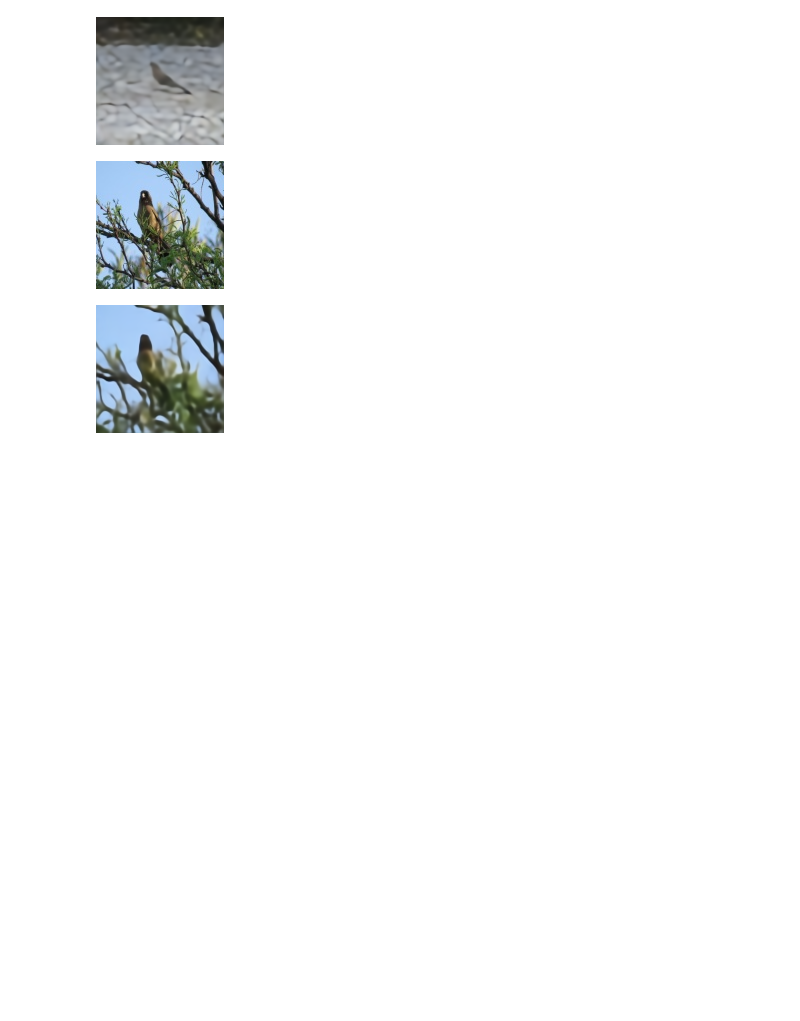
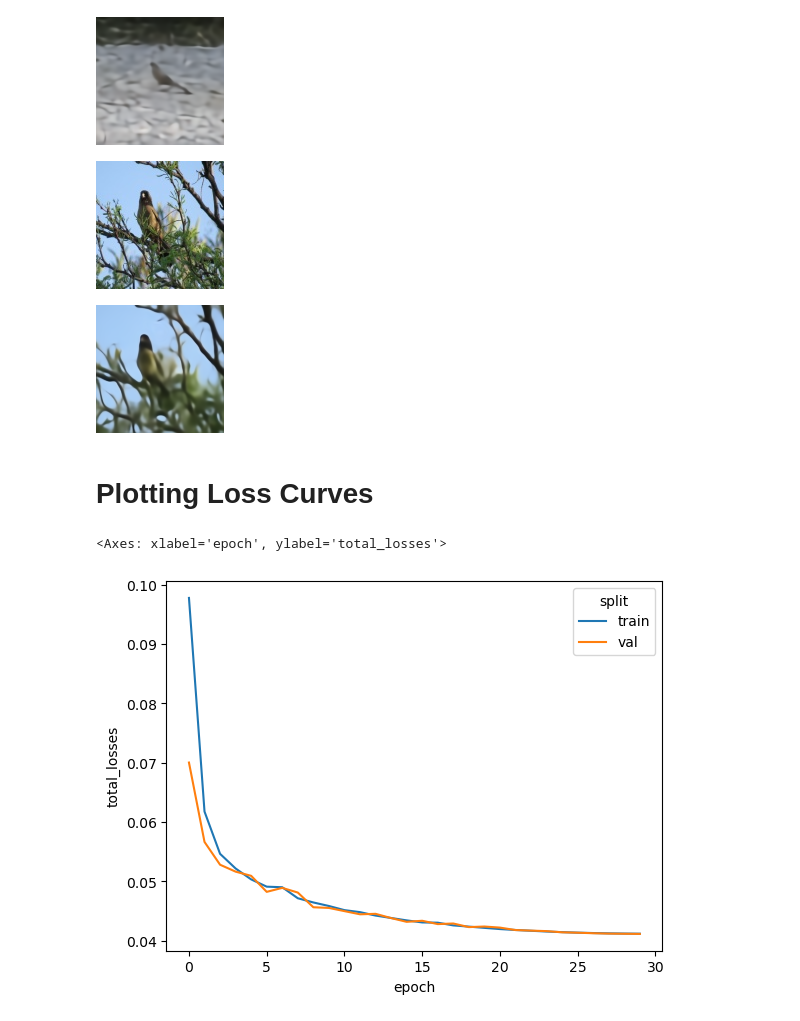
Before and after one commit to rmdluo/Bidirectional-Bird-Call-Bird-Image-Generator, a Jupyter notebook: scripts/test_photo_vae.ipynb, the cells around one changed output. Drawn from its saved outputs; the diff is of its cells as text; code cells hidden in the pictures; blank space fills up the shorter version.

Commit message:
update test_photo_vae.ipynb to show loss curves + example generations

```diff
--- a/scripts/test_photo_vae.ipynb
+++ b/scripts/test_photo_vae.ipynb
@@ -11,18 +10,7 @@ import time
 # %%
+CHECKPOINT_PATH = "../models/photo_vae/1784428654983751466/photo_vae_final.tar"
 DATASET_PATH = "../data/iNaturalistPrunedResizedPhoto"
-vae_parameters = VAEParameters(
-    input_channels=3,
-    latent_dim=4,
-    reconstruction_weight=1.0,
-    kl_weight=0.001,
-)
-train_parameters = PhotoVAETrainParameters(
-    lr=0.001,
-    batch_size=128,
-    epochs=30,
-    num_workers=16,
-    model_save_path="../models/photo_vae/" + str(time.time_ns()),
-    model_save_frequency=1,
-    device='cuda:0',
-    seed=42,
-)
+
+checkpoint = torch.load(CHECKPOINT_PATH)
+vae_parameters = checkpoint["model_parameters"]
+train_parameters = checkpoint["train_parameters"]
@@ -67,3 +51,29 @@ display(to_pil_image((outputs.original_input.squeeze() * 255).to(torch.uint8)))
 display(to_pil_image((outputs.reconstructed.squeeze() * 255).to(torch.uint8)))
 # %% [output]
 [figure]
+# %% [markdown]
+# Plotting Loss Curves
+# %%
+%matplotlib inline
+
+import pandas as pd
+import seaborn as sns
+
+epochs = len(checkpoint['train_losses']['total_loss'])
+losses = pd.DataFrame({
+    "total_losses": checkpoint['train_losses']['total_loss'] + checkpoint['val_losses']['total_loss'],
+    "reconstruction_losses": checkpoint['train_losses']['reconstruction_loss'] + checkpoint['val_losses']['reconstruction_loss'],
+    "kl_losses": checkpoint['train_losses']['kl_losses'] + checkpoint['val_losses']['kl_losses'],
+    "split": ["train"] * epochs + ["val"] * epochs,
+    "epoch": list(range(epochs)) + list(range(epochs))
+})
+# %%
+sns.lineplot(
+    losses,
+    x="epoch",
+    y="total_losses",
+    hue="split"
+)
+# %% [output]
+<Axes: xlabel='epoch', ylabel='total_losses'>
+[figure, added]
```
Also changed, not shown: parts of 9 cells of this notebook.
